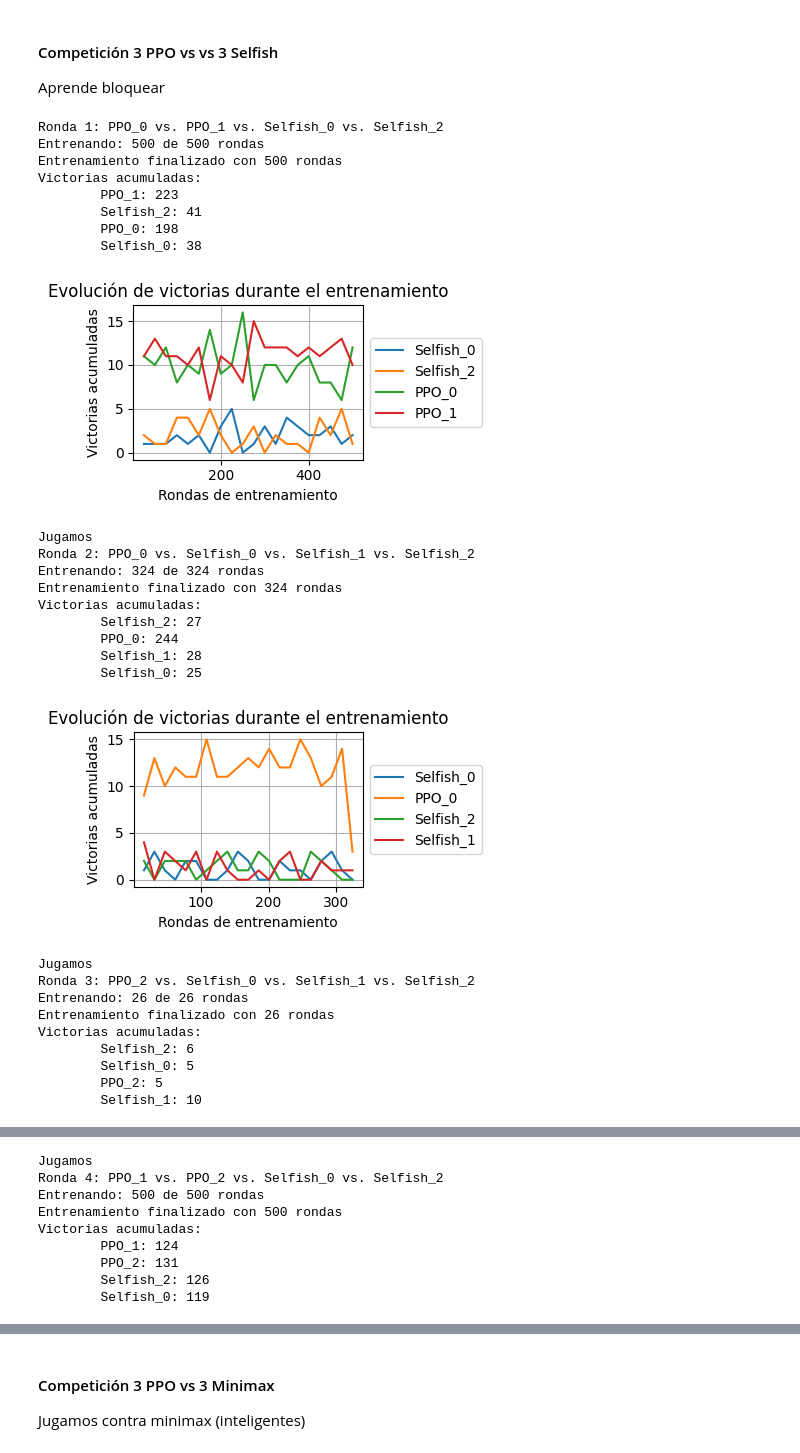
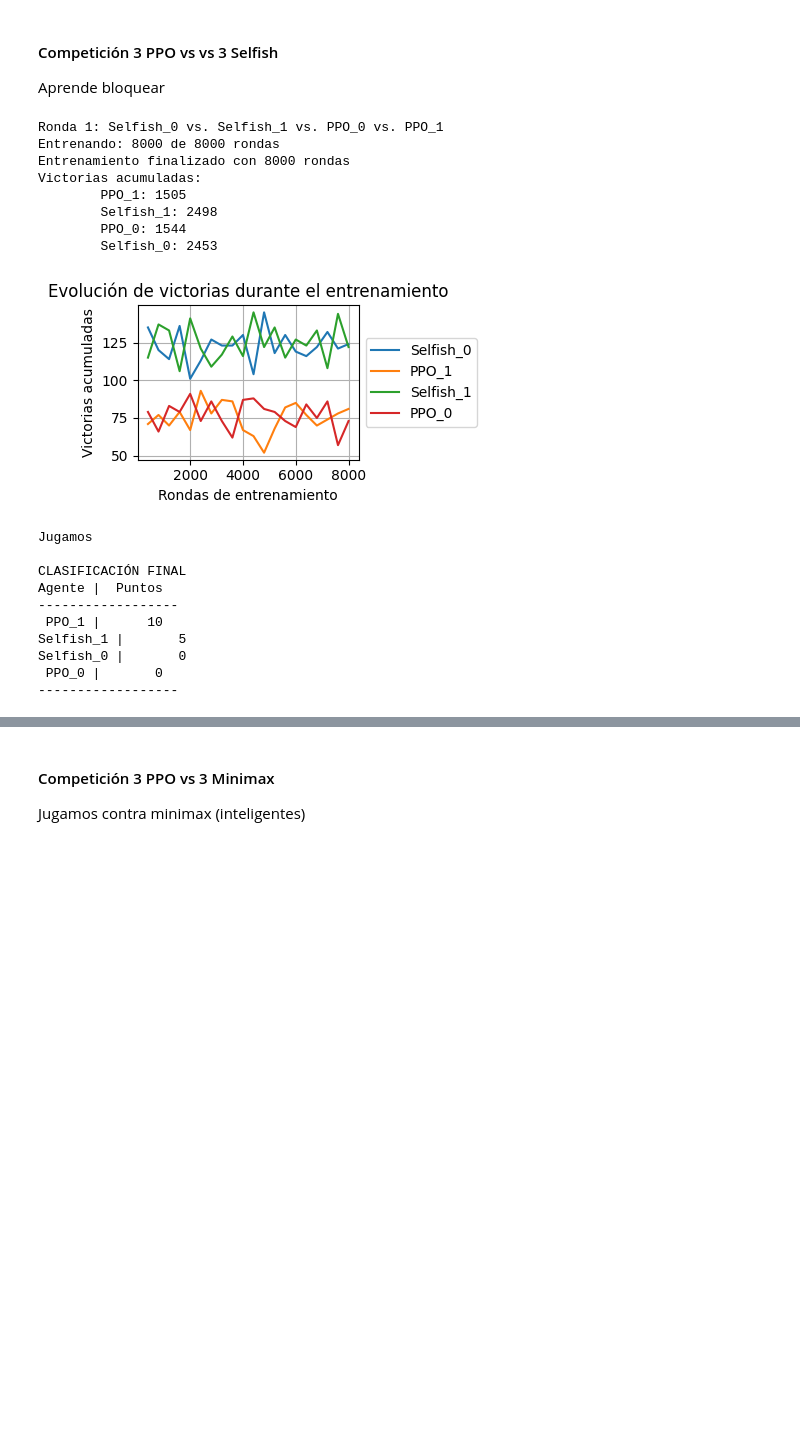
Before and after one commit to Alvarofp537/aaII-3DConect4_RL, a Jupyter notebook: Entrenamiento/PPO_train.ipynb, the cells around one changed output, grey strips where cells are left out. Cells and saved outputs as stored; diff of their text form; code cells hidden in the pictures; blank space fills up the shorter version.

```diff
--- a/Entrenamiento/PPO_train.ipynb
+++ b/Entrenamiento/PPO_train.ipynb
@@ -192,39 +192,30 @@ Aprende bloquear
 # %%
 from competition import tournament, PPO, Selfish
 tournament(
-    agents=[PPO(name=f'PPO_{i}') for i in range(3)]+[Selfish(name=f'Selfish_{i}') for i in range(3)],
+    agents=[Selfish(name=f'Selfish_{i}') for i in range(2)]+[PPO(name=f'PPO_{i}') for i in range(2)],
     competitors_per_round=4,
     num_rounds=10,
     max_score=10,
     score_to_substract=5,
-    max_training_rounds=500
+    min_training_rounds=8000
 )
 # %% [output]
-Ronda 1: PPO_0 vs. PPO_1 vs. Selfish_0 vs. Selfish_2
-Entrenando: 500 de 500 rondas
-Entrenamiento finalizado con 500 rondas
+Ronda 1: Selfish_0 vs. Selfish_1 vs. PPO_0 vs. PPO_1
+Entrenando: 8000 de 8000 rondas
+Entrenamiento finalizado con 8000 rondas
 Victorias acumuladas:
-        PPO_1: 223
-        Selfish_2: 41
-        PPO_0: 198
-        Selfish_0: 38
+        PPO_1: 1505
+        Selfish_1: 2498
+        PPO_0: 1544
+        Selfish_0: 2453
-[figure, old version]
+[figure, new version]
 Jugamos
-Ronda 2: PPO_0 vs. Selfish_0 vs. Selfish_1 vs. Selfish_2
-Entrenando: 324 de 324 rondas
-Entrenamiento finalizado con 324 rondas
-Victorias acumuladas:
-        Selfish_2: 27
-        PPO_0: 244
-        Selfish_1: 28
-        Selfish_0: 25
+
+CLASIFICACIÓN FINAL
+Agente |  Puntos
+------------------
+ PPO_1 |      10
+Selfish_1 |       5
+Selfish_0 |       0
+ PPO_0 |       0
+------------------
-[figure, removed]
-Jugamos
-Ronda 3: PPO_2 vs. Selfish_0 vs. Selfish_1 vs. Selfish_2
-Entrenando: 26 de 26 rondas
-Entrenamiento finalizado con 26 rondas
-Victorias acumuladas:
-        Selfish_2: 6
-        Selfish_0: 5
-        PPO_2: 5
-        Selfish_1: 10
@@ -232,9 +221,0 @@ Victorias acumuladas:
-Jugamos
-Ronda 4: PPO_1 vs. PPO_2 vs. Selfish_0 vs. Selfish_2
-Entrenando: 500 de 500 rondas
-Entrenamiento finalizado con 500 rondas
-Victorias acumuladas:
-        PPO_1: 124
-        PPO_2: 131
-        Selfish_2: 126
-        Selfish_0: 119
```
Also changed, not shown: parts of 2 cells of this notebook, 9 other files.
